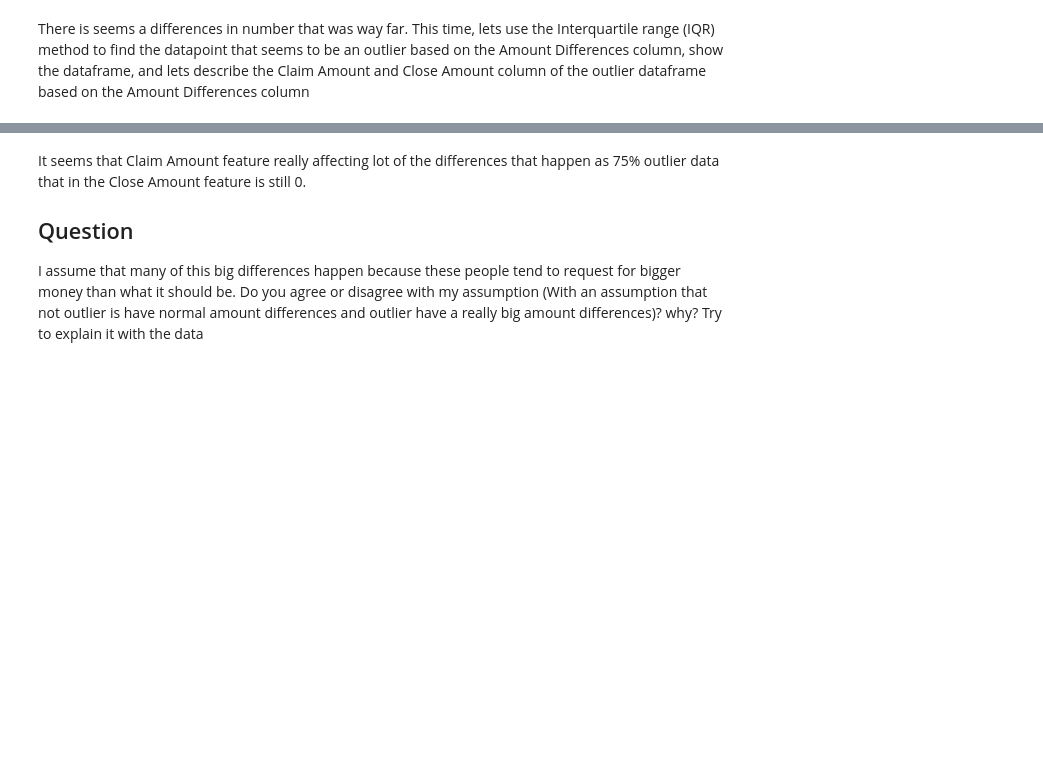
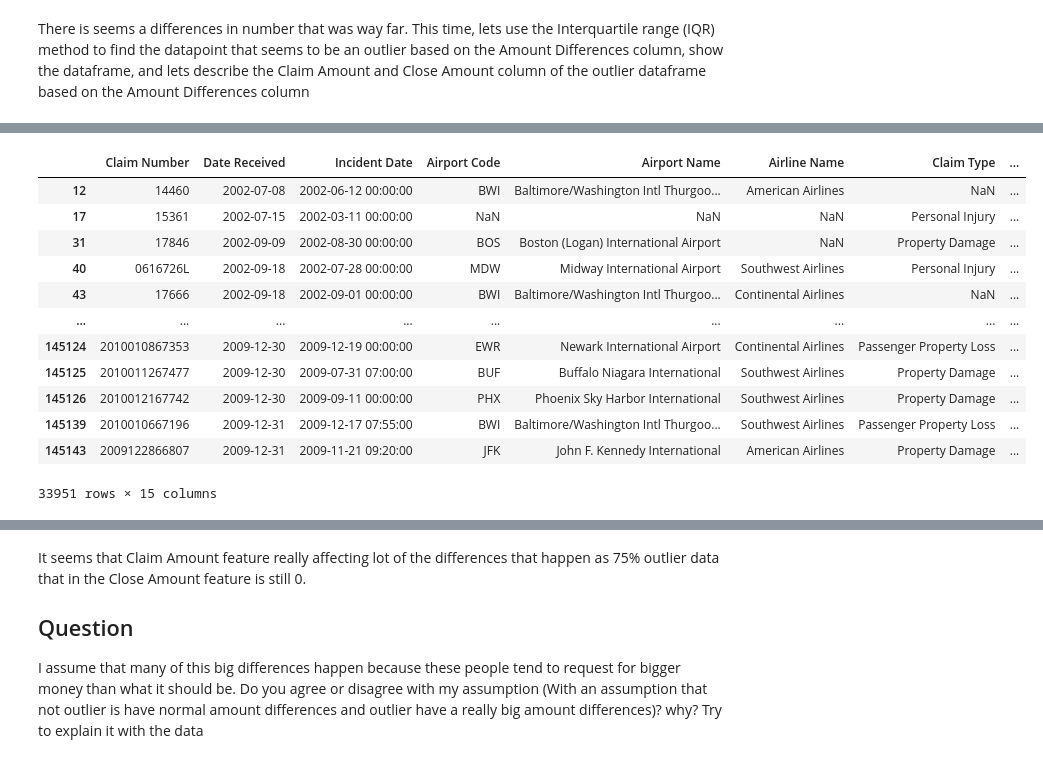
Before and after one commit to RizqiEka/Purwadhika-Module2-Exam-REM, a Jupyter notebook: Ujian2_Rizqi Eka Maulana.ipynb, the cells around one changed output, grey strips where cells are left out. Drawn from its saved outputs; the diff is of its cells as text; code cells hidden in the pictures; blank space fills up the shorter version.

```diff
--- a/Ujian2_Rizqi Eka Maulana.ipynb
+++ b/Ujian2_Rizqi Eka Maulana.ipynb
@@ -482 +532,17 @@ There is seems a differences in number that was way far. This time, lets use the
+# %%
+dfnew[(dfnew['Amount Difference'] > Q3) | (dfnew['Amount Difference'] < Q1)]
+# %% [output]
+|  | Claim Number | Date Received | Incident Date | Airport Code | Airport Name | Airline Name | Claim Type | ... |
+| 12 | 14460 | 2002-07-08 | 2002-06-12 00:00:00 | BWI | Baltimore/Washington Intl Thurgoo... | American Airlines | NaN | ... |
+| 17 | 15361 | 2002-07-15 | 2002-03-11 00:00:00 | NaN | NaN | NaN | Personal Injury | ... |
+| 31 | 17846 | 2002-09-09 | 2002-08-30 00:00:00 | BOS | Boston (Logan) International Airport | NaN | Property Damage | ... |
+| 40 | 0616726L | 2002-09-18 | 2002-07-28 00:00:00 | MDW | Midway International Airport | Southwest Airlines | Personal Injury | ... |
+| 43 | 17666 | 2002-09-18 | 2002-09-01 00:00:00 | BWI | Baltimore/Washington Intl Thurgoo... | Continental Airlines | NaN | ... |
+| ... | ... | ... | ... | ... | ... | ... | ... | ... |
+| 145124 | 2010010867353 | 2009-12-30 | 2009-12-19 00:00:00 | EWR | Newark International Airport | Continental Airlines | Passenger Property Loss | ... |
+| 145125 | 2010011267477 | 2009-12-30 | 2009-07-31 07:00:00 | BUF | Buffalo Niagara International | Southwest Airlines | Property Damage | ... |
+| 145126 | 2010012167742 | 2009-12-30 | 2009-09-11 00:00:00 | PHX | Phoenix Sky Harbor International | Southwest Airlines | Property Damage | ... |
+| 145139 | 2010010667196 | 2009-12-31 | 2009-12-17 07:55:00 | BWI | Baltimore/Washington Intl Thurgoo... | Southwest Airlines | Passenger Property Loss | ... |
+| 145143 | 2009122866807 | 2009-12-31 | 2009-11-21 09:20:00 | JFK | John F. Kennedy International | American Airlines | Property Damage | ... |
+33951 rows × 15 columns
 # %%
```
Also changed, not shown: parts of 22 cells of this notebook.
